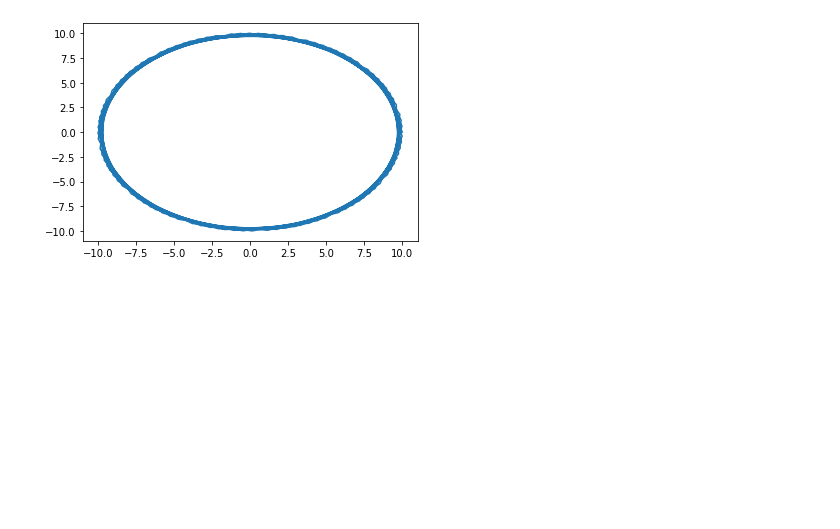
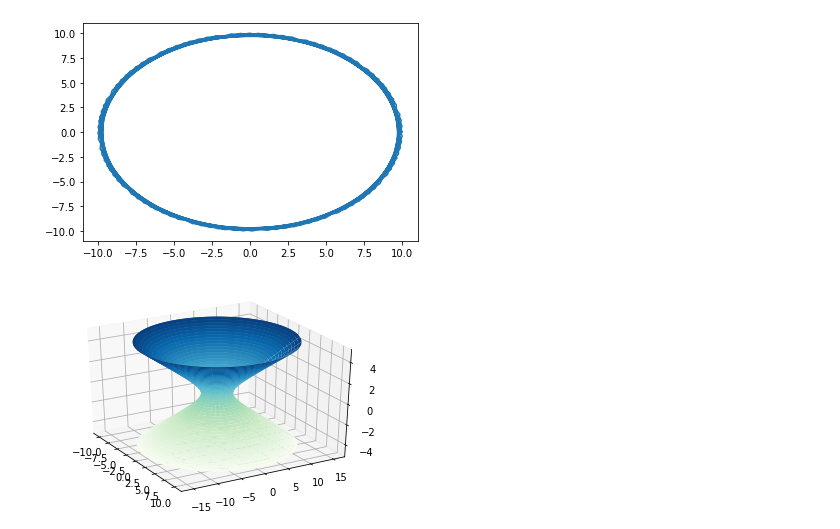
Before and after one commit to Aleksandra2002/obliczenia_naukowe, a Jupyter notebook: lab_8.ipynb, the cells around one changed output. Cells and saved outputs as stored; diff of their text form; code cells hidden in the pictures; blank space fills up the shorter version.

```diff
--- a/lab_8.ipynb
+++ b/lab_8.ipynb
@@ -102,3 +105,18 @@ ax.plot(x,y)
 # %% [output]
 [<matplotlib.lines.Line2D at 0x...>]
 [figure]
+# %%
+fig=plt.figure()
+ax=fig.add_subplot(projection='3d')
+R=5
+a=2
+b=3
+c=1
+s,t=np.meshgrid(np.linspace(-R,R,1000),np.linspace(-R,R,1000))
+x=a*np.sqrt(s**2+1)*np.cos(t)
+y=b*np.sqrt(s**2+1)*np.sin(t)
+z=c*s
+ax.plot_surface(x,y,z,cmap='GnBu')
+ax.view_init(elev=30., azim=-30)
+# %% [output]
+[figure, added]
```
Also changed, not shown: parts of 13 cells of this notebook.
